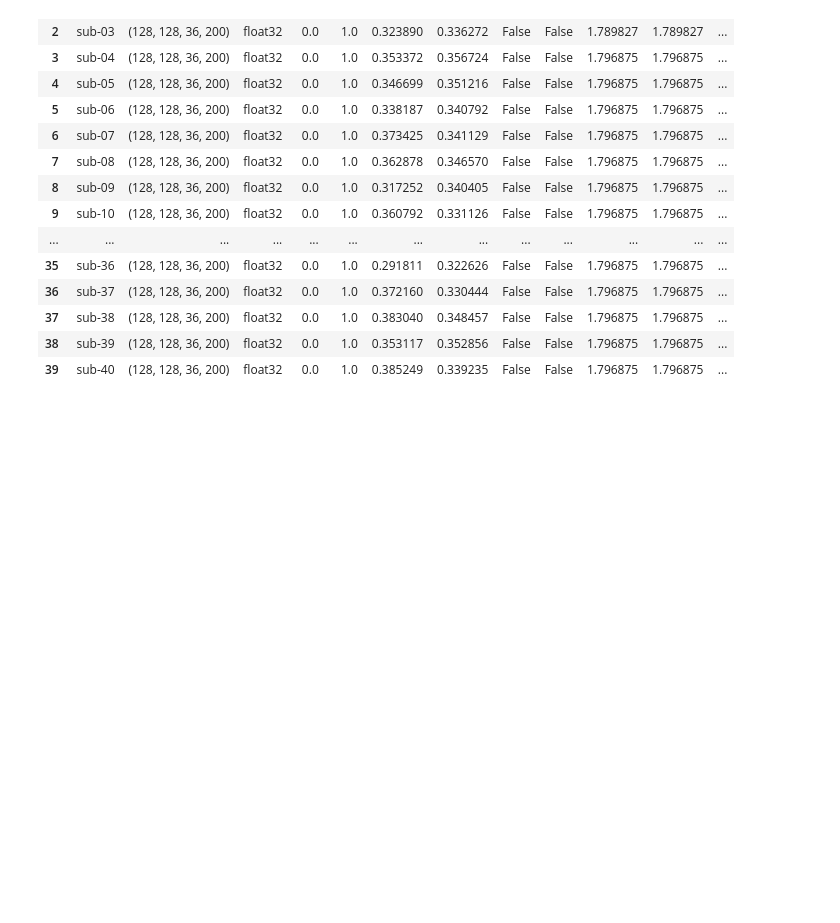
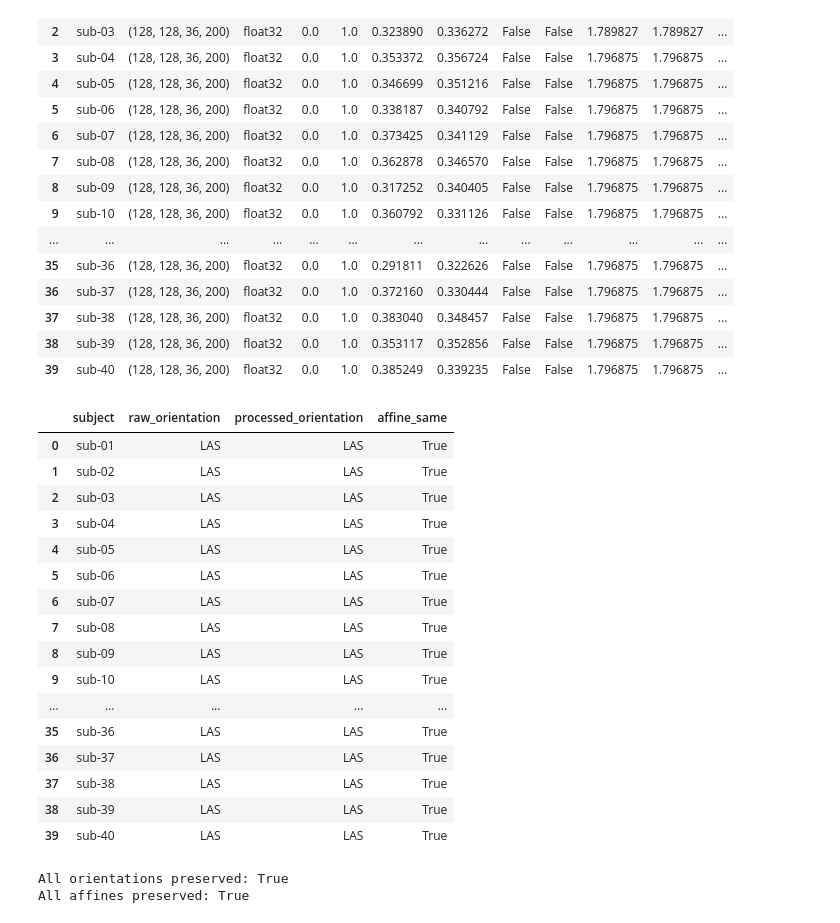
Before and after one commit to SharveshC/DIP_Capstone, a Jupyter notebook: notebook/final.ipynb, the cells around one changed output. Cells and saved outputs as stored; diff of their text form; code cells hidden in the pictures; blank space fills up the shorter version.

Commit message:
checked orientations preservation

```diff
--- a/notebook/final.ipynb
+++ b/notebook/final.ipynb
@@ -988,3 +988,64 @@ Processed files found: 40
 | 37 | sub-38 | (128, 128, 36, 200) | float32 | 0.0 | 1.0 | 0.383040 | 0.348457 | False | False | 1.796875 | 1.796875 | ... |
 | 38 | sub-39 | (128, 128, 36, 200) | float32 | 0.0 | 1.0 | 0.353117 | 0.352856 | False | False | 1.796875 | 1.796875 | ... |
 | 39 | sub-40 | (128, 128, 36, 200) | float32 | 0.0 | 1.0 | 0.385249 | 0.339235 | False | False | 1.796875 | 1.796875 | ... |
+# %%
+import nibabel as nib
+from pathlib import Path
+
+RAW_DIR = Path.cwd() / "data"
+PROCESSED_DIR = Path.cwd() / "processed_member1"
+
+results = []
+
+for subject in sorted(
+    [f"sub-{i:02d}" for i in range(1, 41)]
+):
+    raw_file = RAW_DIR / subject / "func" / f"{subject}_task-fe_bold.nii.gz"
+    processed_file = (
+        PROCESSED_DIR / subject /
+        f"{subject}_task-fe_bold_processed.nii.gz"
+    )
+
+    raw_img = nib.load(raw_file)
+    processed_img = nib.load(processed_file)
+
+    results.append({
+        "subject": subject,
+        "raw_orientation": "".join(nib.aff2axcodes(raw_img.affine)),
+        "processed_orientation": "".join(nib.aff2axcodes(processed_img.affine)),
+        "affine_same": np.allclose(
+            raw_img.affine,
+            processed_img.affine
+        )
+    })
+
+orientation_df = pd.DataFrame(results)
+
+display(orientation_df)
+
+print("All orientations preserved:",
+      (orientation_df["raw_orientation"] ==
+       orientation_df["processed_orientation"]).all())
+
+print("All affines preserved:",
+      orientation_df["affine_same"].all())
+# %% [output]
+|  | subject | raw_orientation | processed_orientation | affine_same |
+| 0 | sub-01 | LAS | LAS | True |
+| 1 | sub-02 | LAS | LAS | True |
+| 2 | sub-03 | LAS | LAS | True |
+| 3 | sub-04 | LAS | LAS | True |
+| 4 | sub-05 | LAS | LAS | True |
+| 5 | sub-06 | LAS | LAS | True |
+| 6 | sub-07 | LAS | LAS | True |
+| 7 | sub-08 | LAS | LAS | True |
+| 8 | sub-09 | LAS | LAS | True |
+| 9 | sub-10 | LAS | LAS | True |
+| ... | ... | ... | ... | ... |
+| 35 | sub-36 | LAS | LAS | True |
+| 36 | sub-37 | LAS | LAS | True |
+| 37 | sub-38 | LAS | LAS | True |
+| 38 | sub-39 | LAS | LAS | True |
+| 39 | sub-40 | LAS | LAS | True |
+All orientations preserved: True
+All affines preserved: True
```
Also changed, not shown: 1 other file.
